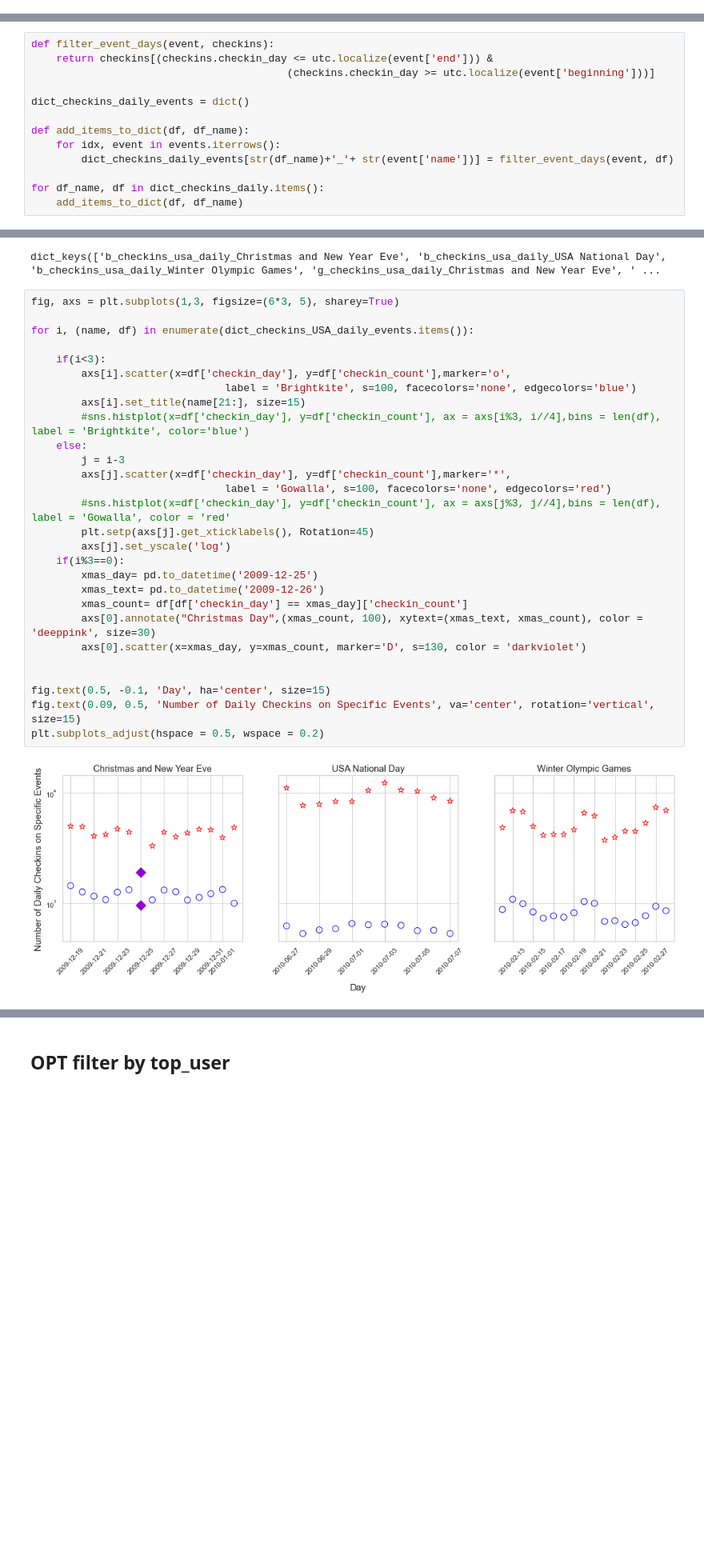
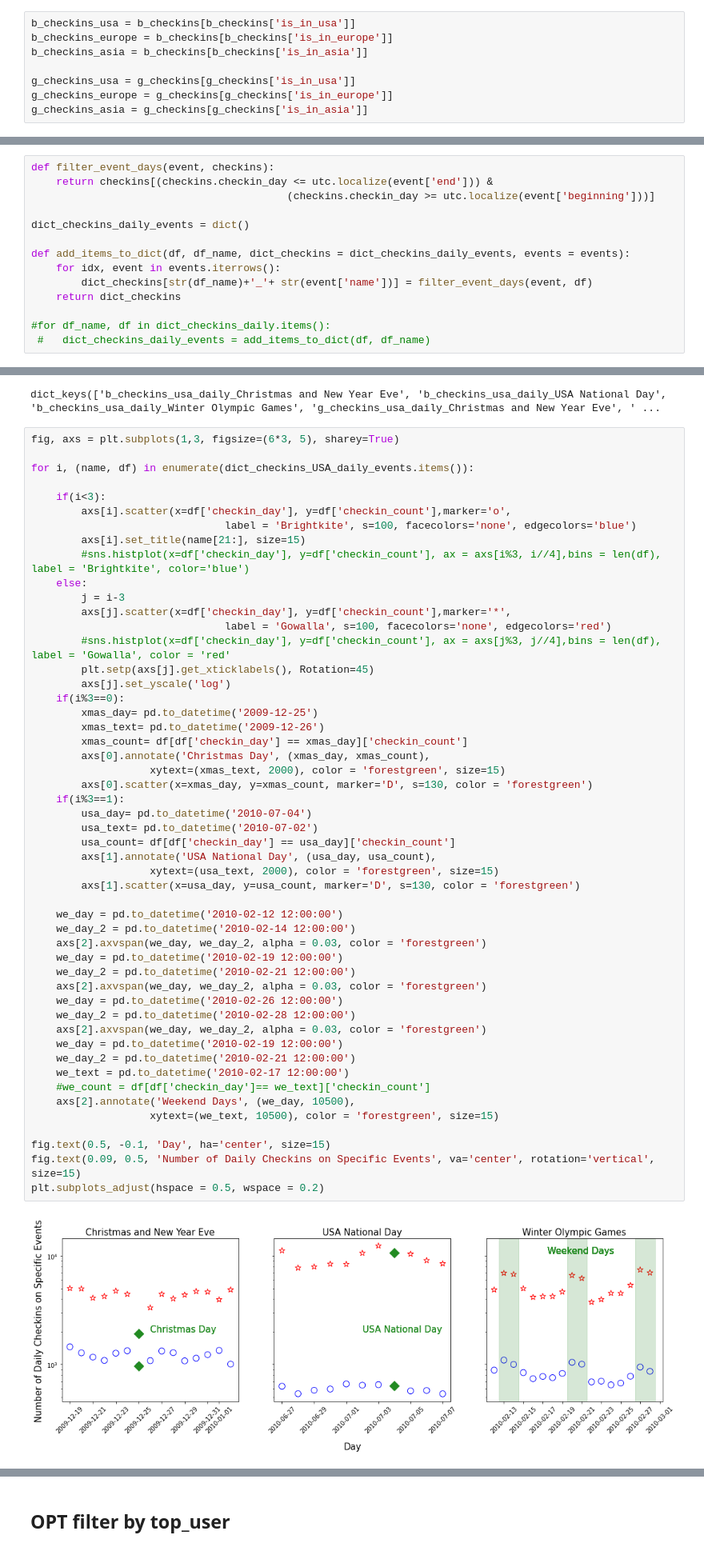
Before and after one commit to epfl-ada/ada-2020-project-milestone-p3-p3_bcd, a Jupyter notebook: Creative extension.ipynb, the cells around one changed output, grey strips where cells are left out. Shown at 80% size. Cells and saved outputs as stored; diff of their text form; blank space fills up the shorter version.

Commit message:
add plot

```diff
--- a/Creative extension.ipynb
+++ b/Creative extension.ipynb
@@ -611,6 +614,14 @@ g_checkins['checkin_day'] = g_checkins['checkin_time'].progress_apply(lambda x :
 
 b_checkins['checkin_hour'] = b_checkins['checkin_time'].progress_apply(lambda x : x.time())
 g_checkins['checkin_hour'] = g_checkins['checkin_time'].progress_apply(lambda x : x.time())
+# %%
+b_checkins_usa = b_checkins[b_checkins['is_in_usa']]
+b_checkins_europe = b_checkins[b_checkins['is_in_europe']]
+b_checkins_asia = b_checkins[b_checkins['is_in_asia']]
+
+g_checkins_usa = g_checkins[g_checkins['is_in_usa']]
+g_checkins_europe = g_checkins[g_checkins['is_in_europe']]
+g_checkins_asia = g_checkins[g_checkins['is_in_asia']]
 # %%
 def checkins_daily(checkins):
     checkins_daily = checkins.groupby('checkin_day').agg({'checkin_time':'count'}).reset_index()
@@ -686,12 +690,13 @@ def filter_event_days(event, checkins):
 
 dict_checkins_daily_events = dict()
 
-def add_items_to_dict(df, df_name):
+def add_items_to_dict(df, df_name, dict_checkins = dict_checkins_daily_events, events = events):
     for idx, event in events.iterrows():
-        dict_checkins_daily_events[str(df_name)+'_'+ str(event['name'])] = filter_event_days(event, df)
+        dict_checkins[str(df_name)+'_'+ str(event['name'])] = filter_event_days(event, df)
+    return dict_checkins
 
-for df_name, df in dict_checkins_daily.items():
-    add_items_to_dict(df, df_name)
+#for df_name, df in dict_checkins_daily.items():
+ #   dict_checkins_daily_events = add_items_to_dict(df, df_name)
 # %%
 #dict_checkins_daily_events['b_checkins_daily_Christmas and New Year Eve'].head()
 dict_checkins_daily_events.keys()
@@ -740,30 +745,53 @@ dict_keys(['b_checkins_usa_daily_Christmas and New Year Eve', 'b_checkins_usa_da
 # %%
 fig, axs = plt.subplots(1,3, figsize=(6*3, 5), sharey=True)
 
 for i, (name, df) in enumerate(dict_checkins_USA_daily_events.items()):
 
     if(i<3):
         axs[i].scatter(x=df['checkin_day'], y=df['checkin_count'],marker='o',
                                label = 'Brightkite', s=100, facecolors='none', edgecolors='blue')
         axs[i].set_title(name[21:], size=15)
         #sns.histplot(x=df['checkin_day'], y=df['checkin_count'], ax = axs[i%3, i//4],bins = len(df), label = 'Brightkite', color='blue')
     else:
         j = i-3
         axs[j].scatter(x=df['checkin_day'], y=df['checkin_count'],marker='*',
                                label = 'Gowalla', s=100, facecolors='none', edgecolors='red')
         #sns.histplot(x=df['checkin_day'], y=df['checkin_count'], ax = axs[j%3, j//4],bins = len(df), label = 'Gowalla', color = 'red'
         plt.setp(axs[j].get_xticklabels(), Rotation=45)
         axs[j].set_yscale('log')
     if(i%3==0):
         xmas_day= pd.to_datetime('2009-12-25')
         xmas_text= pd.to_datetime('2009-12-26')
         xmas_count= df[df['checkin_day'] == xmas_day]['checkin_count']
-        axs[0].annotate("Christmas Day",(xmas_count, 100), xytext=(xmas_text, xmas_count), color = 'deeppink', size=30)
-        axs[0].scatter(x=xmas_day, y=xmas_count, marker='D', s=130, color = 'darkviolet')
+        axs[0].annotate('Christmas Day', (xmas_day, xmas_count),
+                   xytext=(xmas_text, 2000), color = 'forestgreen', size=15)
+        axs[0].scatter(x=xmas_day, y=xmas_count, marker='D', s=130, color = 'forestgreen')
+    if(i%3==1):
+        usa_day= pd.to_datetime('2010-07-04')
+        usa_text= pd.to_datetime('2010-07-02')
+        usa_count= df[df['checkin_day'] == usa_day]['checkin_count']
+        axs[1].annotate('USA National Day', (usa_day, usa_count),
+                   xytext=(usa_text, 2000), color = 'forestgreen', size=15)
+        axs[1].scatter(x=usa_day, y=usa_count, marker='D', s=130, color = 'forestgreen')
 
+    we_day = pd.to_datetime('2010-02-12 12:00:00')
+    we_day_2 = pd.to_datetime('2010-02-14 12:00:00')
+    axs[2].axvspan(we_day, we_day_2, alpha = 0.03, color = 'forestgreen')
+    we_day = pd.to_datetime('2010-02-19 12:00:00')
+    we_day_2 = pd.to_datetime('2010-02-21 12:00:00')
+    axs[2].axvspan(we_day, we_day_2, alpha = 0.03, color = 'forestgreen')
+    we_day = pd.to_datetime('2010-02-26 12:00:00')
+    we_day_2 = pd.to_datetime('2010-02-28 12:00:00')
+    axs[2].axvspan(we_day, we_day_2, alpha = 0.03, color = 'forestgreen')
+    we_day = pd.to_datetime('2010-02-19 12:00:00')
+    we_day_2 = pd.to_datetime('2010-02-21 12:00:00')
+    we_text = pd.to_datetime('2010-02-17 12:00:00')
+    #we_count = df[df['checkin_day']== we_text]['checkin_count']
+    axs[2].annotate('Weekend Days', (we_day, 10500),
+                   xytext=(we_text, 10500), color = 'forestgreen', size=15)
 
 fig.text(0.5, -0.1, 'Day', ha='center', size=15)
 fig.text(0.09, 0.5, 'Number of Daily Checkins on Specific Events', va='center', rotation='vertical', size=15)
 plt.subplots_adjust(hspace = 0.5, wspace = 0.2)
 # %% [output]
-[figure, old version]
+[figure, new version]
```
Also changed, not shown: parts of 40 cells of this notebook.
